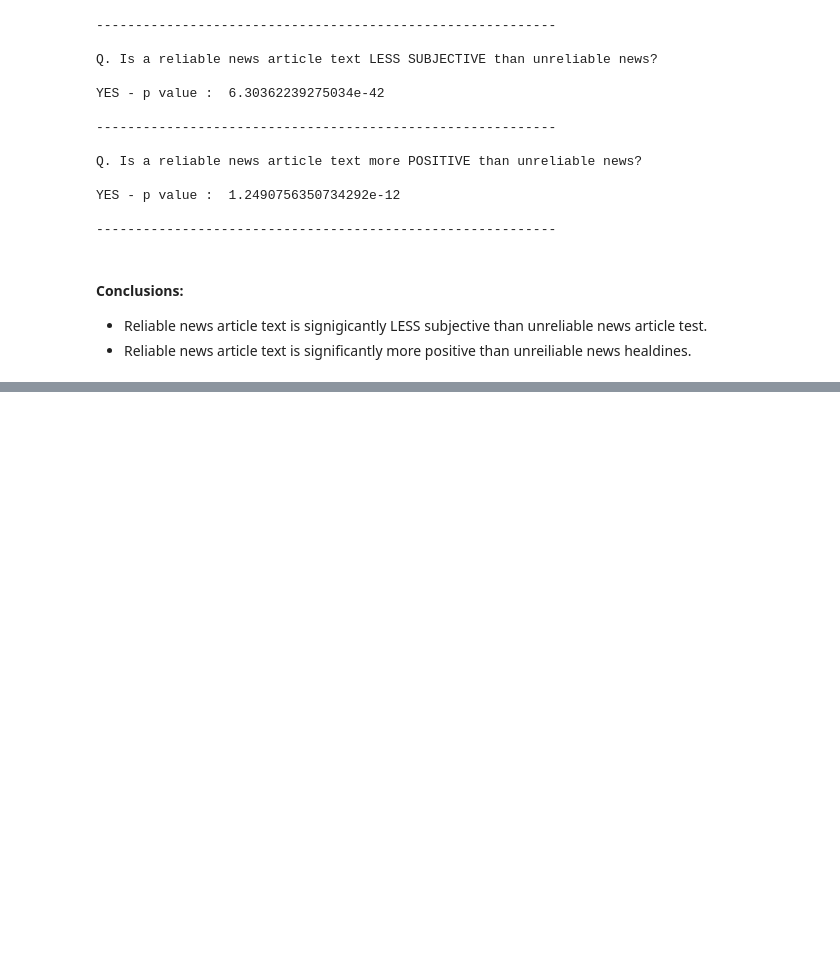
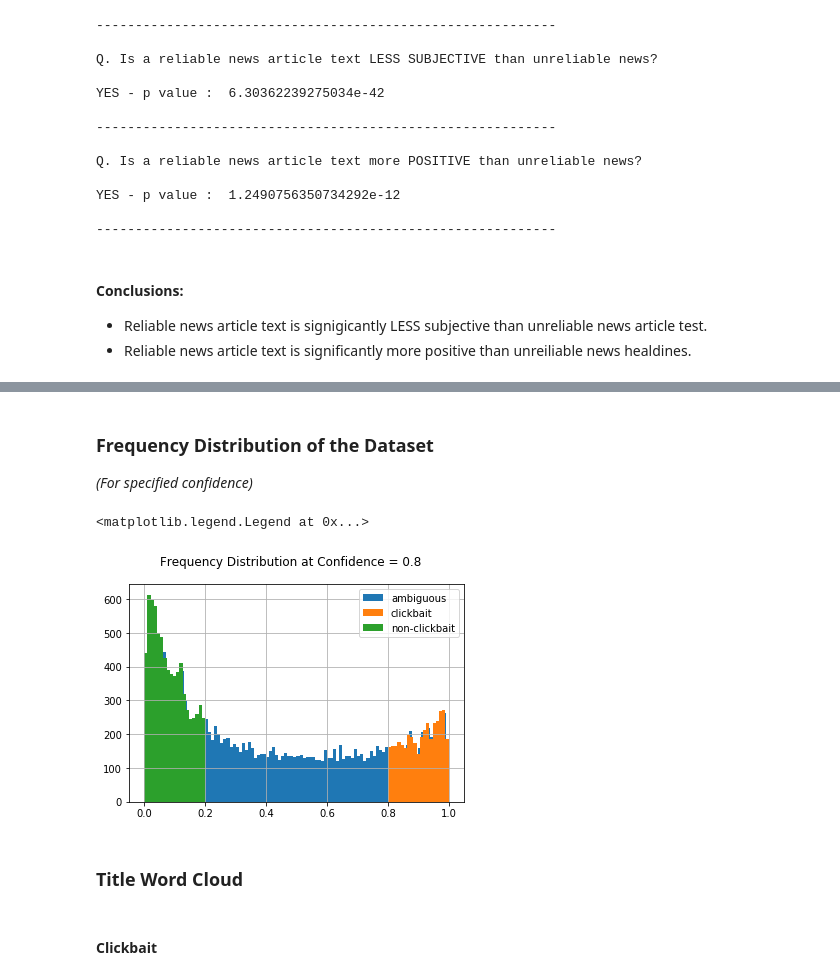
Before and after one commit to kaushalvivek/fake-news-kaggle-summary, a Jupyter notebook: analysis.ipynb, the cells around one changed output, grey strips where cells are left out. Cells and saved outputs as stored; diff of their text form; code cells hidden in the pictures; blank space fills up the shorter version.

```diff
--- a/analysis.ipynb
+++ b/analysis.ipynb
@@ -770,0 +780,35 @@ YES - p value :  1.2490756350734292e-12
+# %%
+# import dataset
+prediction = pd.read_csv("clickbait_prediction.csv")
+joined = prediction.join(train, on="id",how="left", lsuffix="_pred")
+# %%
+# add boolean for clickbait column at confidence 0.5
+col = []
+for i in range(joined.shape[0]):
+    if joined.iloc[i]['clickbait'] > 0.5:
+        col.append(1)
+    else:
+        col.append(0)
+
+joined['clickbait_bool_at_0.5'] = col
+# %%
+# set confidence and create separate tables
+confidence = 0.8
+clickbait = joined.loc[joined['clickbait']>=confidence]
+non_clickbait = joined.loc[joined['clickbait']<=(1-confidence)]
+# %% [markdown]
+### Frequency Distribution of the Dataset
+*(For specified confidence)*
+# %%
+joined['clickbait'].hist(bins=100)
+clickbait['clickbait'].hist(bins=int((1-confidence)*100))
+non_clickbait['clickbait'].hist(bins=int((1-confidence)*100))
+plt.suptitle("Frequency Distribution at Confidence = "+str(confidence))
+plt.legend(["ambiguous","clickbait","non-clickbait"])
+# %% [output]
+<matplotlib.legend.Legend at 0x...>
+[figure, added]
+# %% [markdown]
+### Title Word Cloud
+# %% [markdown]
+#### Clickbait
```
Also changed, not shown: parts of 19 cells of this notebook.
